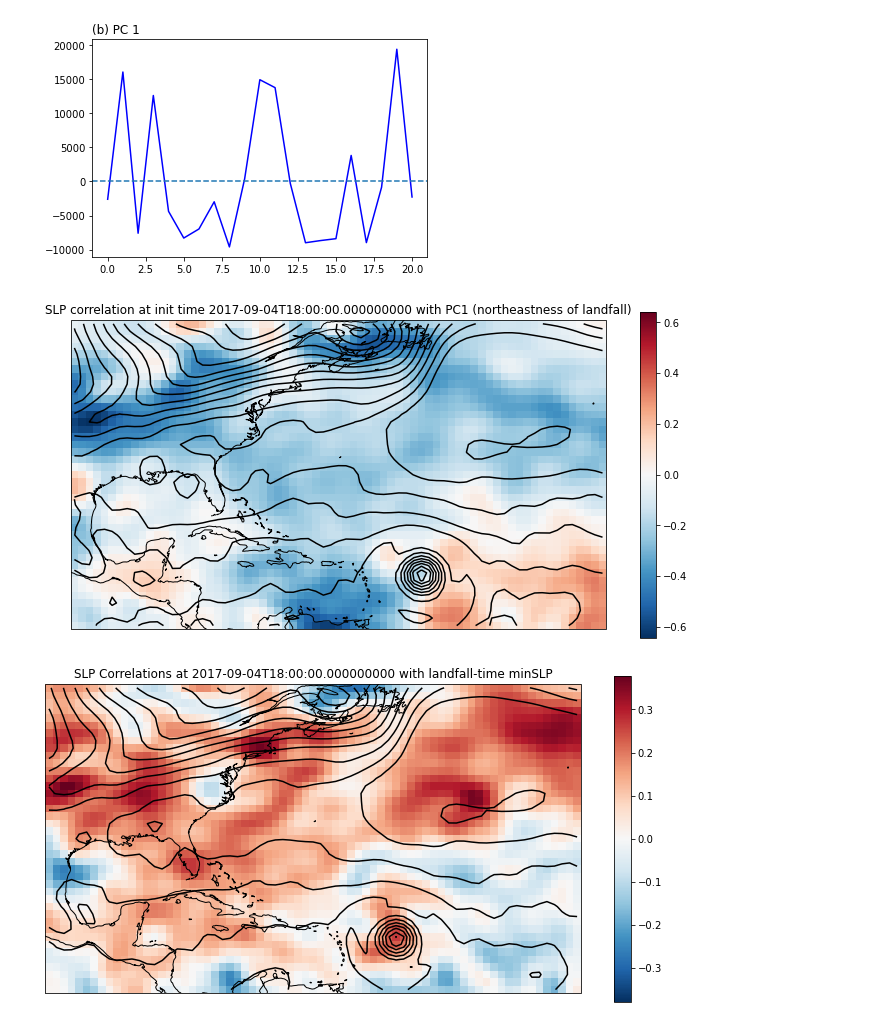
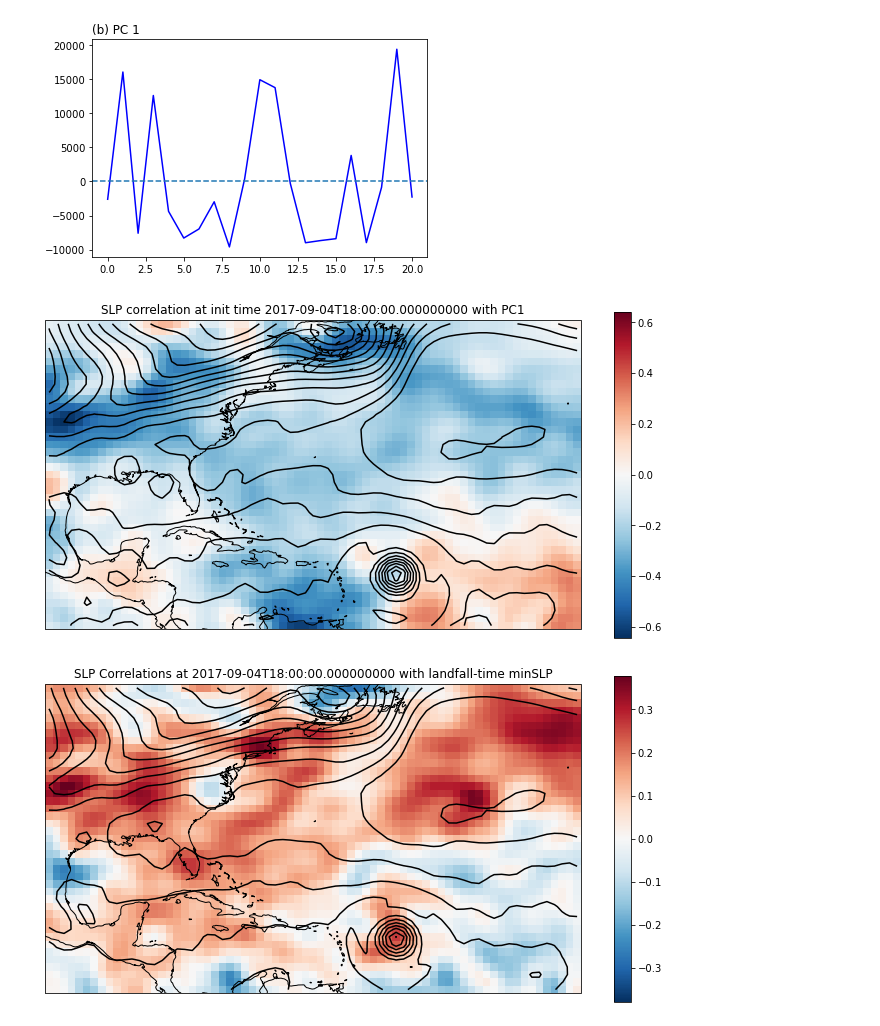
Before and after one commit to fuyihang98/MPO624_2022, a Jupyter notebook: Notebooks/Irma_Yihang.ipynb, the cells around one changed output. Cells and saved outputs as stored; diff of their text form; code cells hidden in the pictures.

```diff
--- a/Notebooks/Irma_Yihang.ipynb
+++ b/Notebooks/Irma_Yihang.ipynb
@@ -161,20 +153,20 @@ SLPcor =xr.corr(xSLPmins, bigroi['Pressure_reduced_to_MSL_msl_ens'], dim="ens")
 # %%
 # Necessary for a map
 projection = ccrs.PlateCarree()
 f, ax = plt.subplots(subplot_kw=dict(projection=projection), figsize=[12,6])
 
 # Show PCcor field
 pccor[0].plot(ax=ax)
 
 # Overplot ensemble mean SLP so we can interpret correlations
 MSLP = ds_der.Pressure_reduced_to_MSL_msl_unweightedMean.sel(lon=slice(360-100,360-30), lat=slice(50,10))
 MSLP[0].plot.contour(colors='k',vmin=95000,vmax=102000,levels=35)
 ax.coastlines();
 
 ax.set_title('SLP correlation at init time '+str(pccor.time2[0].values)+\
-             ' with PC1 (northeastness of landfall)');
+             ' with PC1');
 # %% [output]
-[figure, old version]
+[figure, new version]
 # %%
 f, ax = plt.subplots(subplot_kw=dict(projection=projection), figsize=[12,6])
 
```
Also changed, not shown: parts of 2 cells of this notebook.
